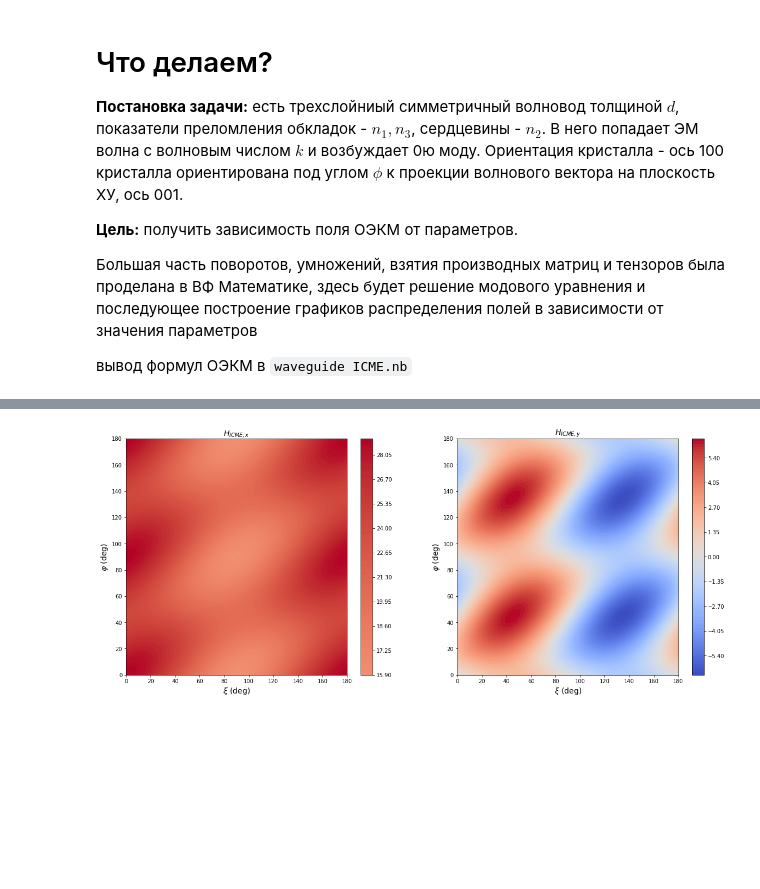
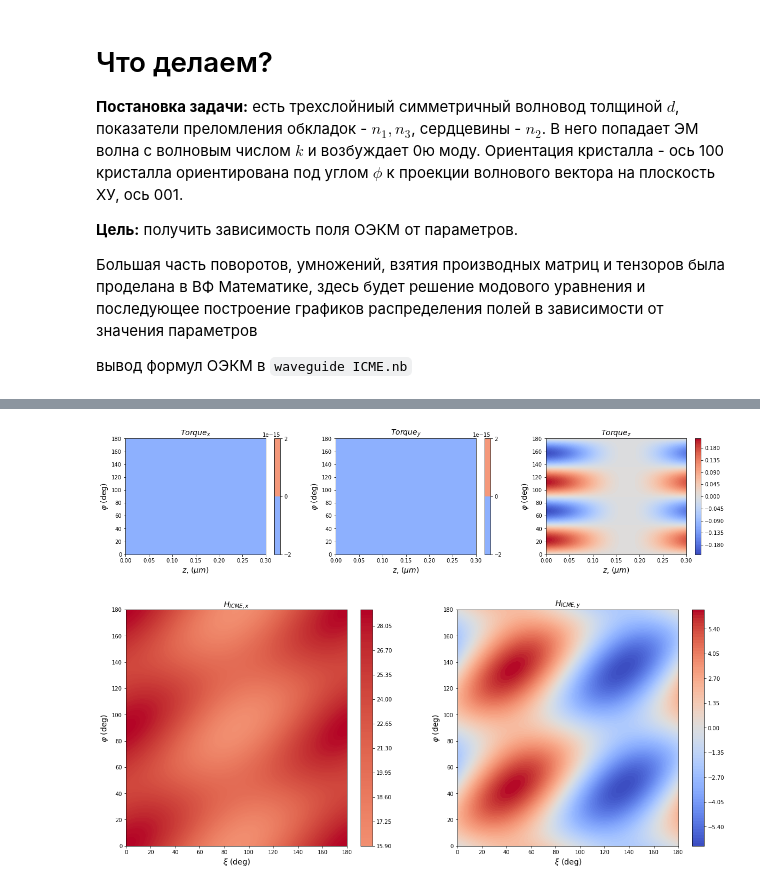
Before and after one commit to Semyonov-as/Python_Modelling, a Jupyter notebook: Waveguide_ICME.ipynb, the cells around one changed output, grey strips where cells are left out. Saved outputs shown, nothing was run; the diff lists cells and outputs as text; code cells hidden in the pictures; blank space fills up the shorter version.

```diff
--- a/Waveguide_ICME.ipynb
+++ b/Waveguide_ICME.ipynb
@@ -17,6 +17,35 @@ import numpy as np
 вывод формул ОЭКМ в <code>waveguide ICME.nb</code>
 # %% [markdown]
 ![shit](for_article/1x/7.png)
+# %%
+icme = ICMEmodel(0.3, 1, np.sqrt(5.5), 2)
+Z = np.linspace(0, 0.3, 200)
+PHI = np.linspace(0, np.pi, 200)
+psi = 0
+torqs = np.zeros((200, 200, 3))
+lam = 0.5
+beta = icme.sol_mode_eq(lam, mode='TM')
+
+
+for i, phi in enumerate(PHI):
+    H = icme.get_H(1, psi, 0)
+    M = icme.get_M_from_H(H, phi)
+    E = icme.normalize_E(icme.get_E_field_TM(beta, lam, Z))
+    torqs[i,:,:] = icme.get_icme_torque(E, H, M, phi)
+# %%
+fig, ax = plt.subplots(1, 3, figsize=(20, 4))
+cmap = plt.get_cmap(name='coolwarm')
+ax[0].set_title(r'$Torque_{x}$', size=14)
+ax[1].set_title(r'$Torque_{y}$', size=14)
+ax[2].set_title(r'$Torque_{z}$', size=14)
+for i in range(3):
+    cf = ax[i].contourf(Z, PHI/np.pi*180, torqs[:,:,i],
+                         100, cmap=cmap, norm=colors.CenteredNorm())
+    fig.colorbar(cf, ax=ax[i])
+    ax[i].set_xlabel(r'$z$, ($\mu m$)', size=14)
+    ax[i].set_ylabel(r'$\varphi$ (deg)', size=14)
+# %% [output]
+[figure, added]
 # %%
 # for article picture
 icme = ICMEmodel(0.3, 1, np.sqrt(5.5), 2)
```
